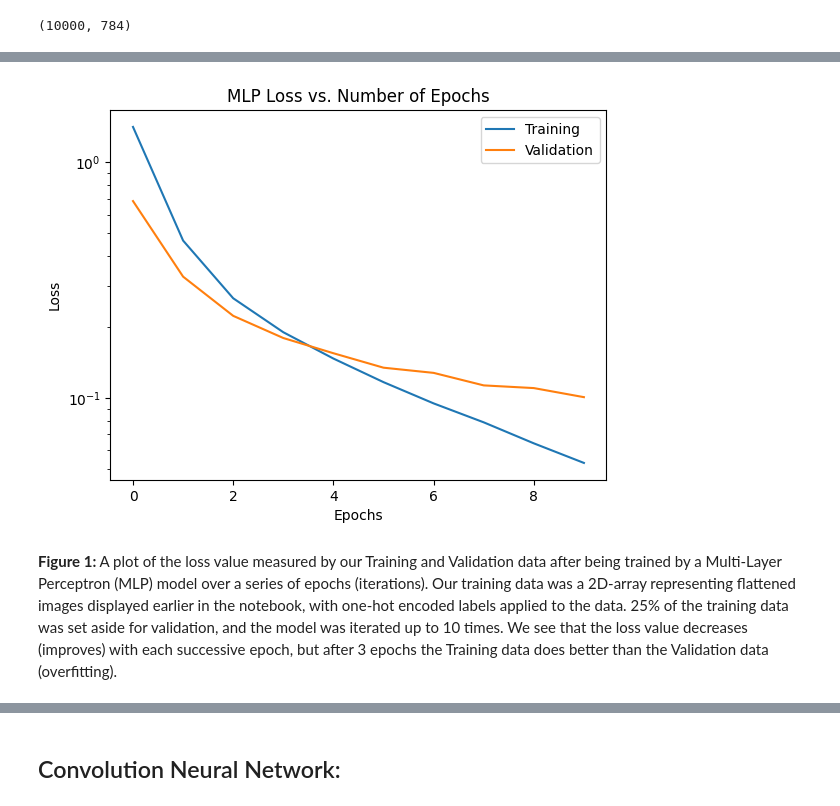
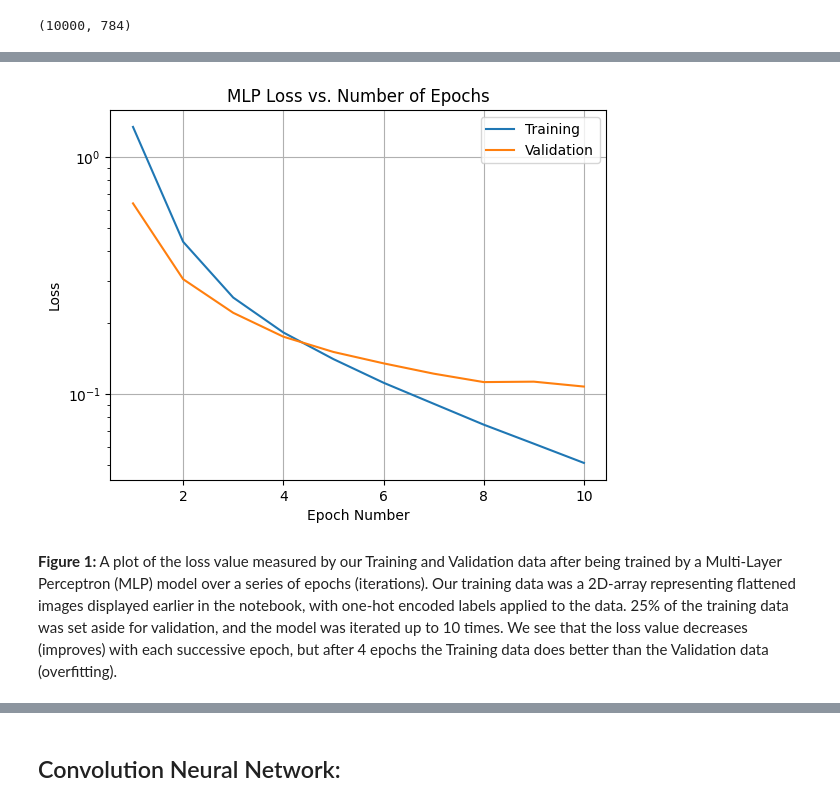
Before and after one commit to jarrodsb/DSPS_JBieber, a Jupyter notebook: HW10/kerasmnist_mlp_Bieber.ipynb, the cells around one changed output, grey strips where cells are left out. Cells and saved outputs as stored; diff of their text form; code cells hidden in the pictures.

```diff
--- a/HW10/kerasmnist_mlp_Bieber.ipynb
+++ b/HW10/kerasmnist_mlp_Bieber.ipynb
@@ -150,15 +150,20 @@ history.history
 # %%
-plt.plot(history.history['loss'], label="Training")
-plt.plot(history.history['val_loss'], label="Validation")
-plt.xlabel('Epochs')
+num_epochs = len(history.history['loss'])
+epochs_range = range(1, num_epochs + 1)
+
+plt.plot(epochs_range, history.history['loss'], label="Training")
+plt.plot(epochs_range, history.history['val_loss'], label="Validation")
+plt.xlabel('Epoch Number')
 plt.ylabel('Loss')
 plt.title('MLP Loss vs. Number of Epochs')
 plt.legend()
 plt.yscale('log')
+plt.grid(True)
+plt.show()
 # %% [output]
-[figure, old version]
+[figure, new version]
 # %% [markdown]
-**Figure 1:** A plot of the loss value measured by our Training and Validation data after being trained by a Multi-Layer Perceptron (MLP) model over a series of epochs (iterations). Our training data was a 2D-array representing flattened images displayed earlier in the notebook, with one-hot encoded labels applied to the data. 25% of the training data was set aside for validation, and the model was iterated up to 10 times. We see that the loss value decreases (improves) with each successive epoch, but after 3 epochs the Training data does better than the Validation data (overfitting).
+**Figure 1:** A plot of the loss value measured by our Training and Validation data after being trained by a Multi-Layer Perceptron (MLP) model over a series of epochs (iterations). Our training data was a 2D-array representing flattened images displayed earlier in the notebook, with one-hot encoded labels applied to the data. 25% of the training data was set aside for validation, and the model was iterated up to 10 times. We see that the loss value decreases (improves) with each successive epoch, but after 4 epochs the Training data does better than the Validation data (overfitting).
 # %%
 mlp.evaluate(x_testraveled, y_test)
 # %% [output]
```
Also changed, not shown: parts of 12 cells of this notebook.
